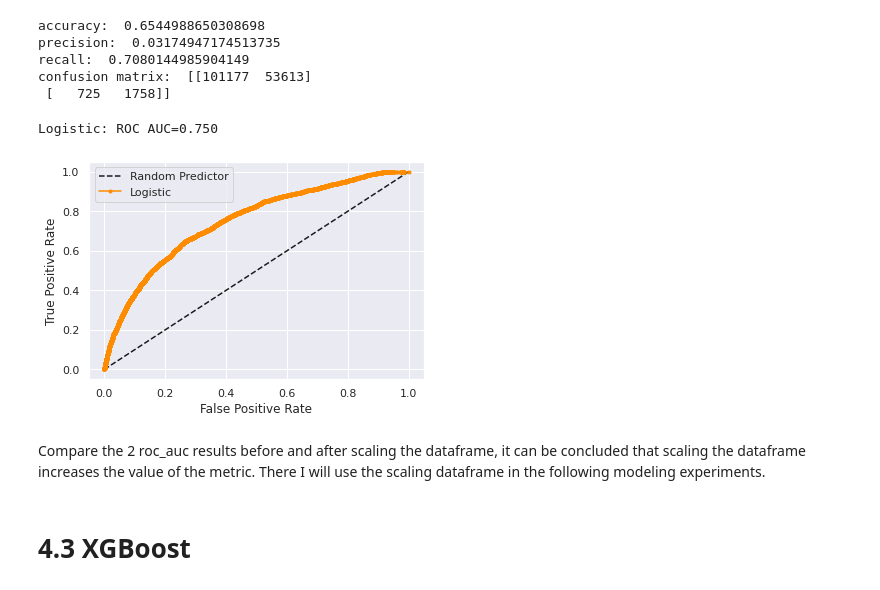
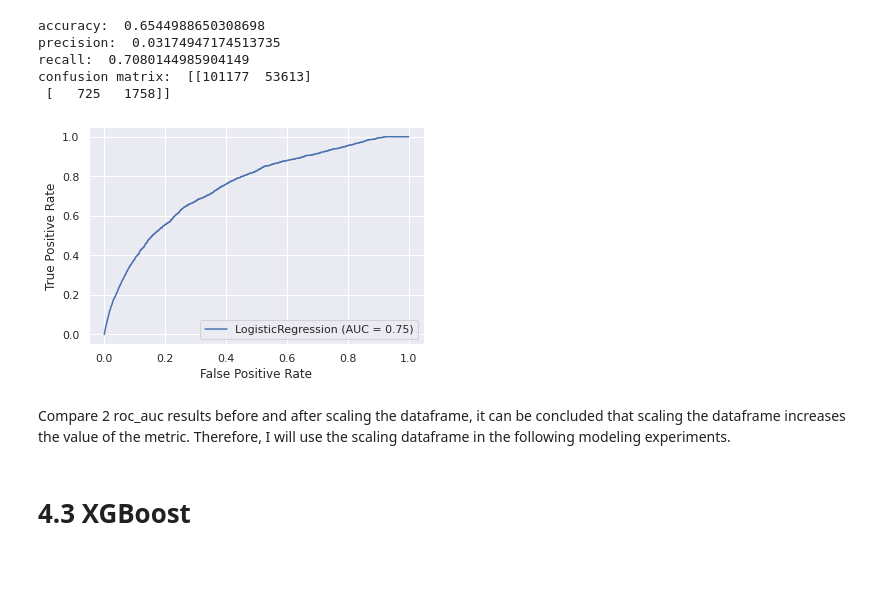
Before and after one commit to BenLiu983/Bank_Fraud_Detection, a Jupyter notebook: Modeling/Modeling_Case2.ipynb, the cells around one changed output. Cells and saved outputs as stored; diff of their text form; code cells hidden in the pictures.

```diff
--- a/Modeling/Modeling_Case2.ipynb
+++ b/Modeling/Modeling_Case2.ipynb
@@ -218,37 +195,14 @@ precision:  0.03174947174513735
 recall:  0.7080144985904149
 confusion matrix:  [[101177  53613]
  [   725   1758]]
-# %%
-# Plot roc_auc
-lr_probs = clf_lr.predict_proba(X_test)
-
-# keep probabilities for the positive outcome only
-lr_probs = lr_probs[:, 1]
-
-# calculate scores  Area Under Cruve
-lr_auc = roc_auc_score(y_test,lr_probs)
-
-# summarize scores
-print('Logistic: ROC AUC=%.3f' % (lr_auc))
-
-# calculate the roc curve
-fpr, tpr, thresholds = roc_curve(y_test,lr_probs)
-
-# plot the roc curve for the model
-plt.plot([0, 1], [0, 1], 'k--',label='Random Predictor')  # draw diag
-plt.plot(fpr, tpr, marker='.', color='darkorange',label='Logistic') # draw ROC
-# axis labels
-plt.xlabel('False Positive Rate')
-plt.ylabel('True Positive Rate')
-# show the legend
-plt.legend()
-# show the plot
-plt.show()
-# %% [output]
-Logistic: ROC AUC=0.750
-[figure, removed]
+# %%
+# Plot roc_auc
+metrics.plot_roc_curve(clf_lr, X_test, y_test)
+plt.show()
+# %% [output]
+[figure, added]
 # %% [markdown]
-Compare the 2 roc_auc results before and after scaling the dataframe, it can be concluded that scaling the dataframe increases the value of the metric. There I will use the scaling dataframe in the following modeling experiments.
+Compare 2 roc_auc results before and after scaling the dataframe, it can be concluded that scaling the dataframe increases the value of the metric. Therefore, I will use the scaling dataframe in the following modeling experiments.
 # %% [markdown]
 # 4.3 XGBoost
 # %%
```
Also changed, not shown: parts of 18 cells of this notebook.
